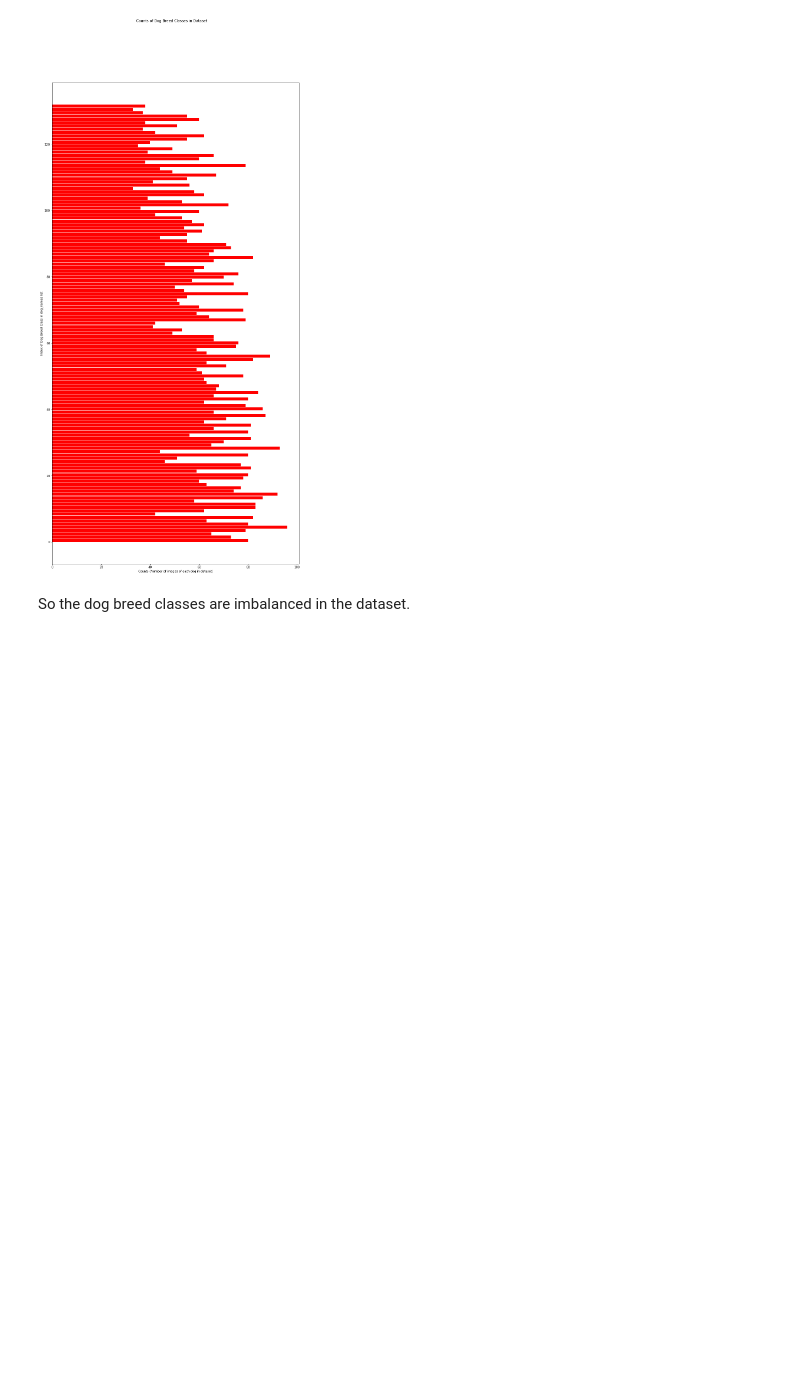
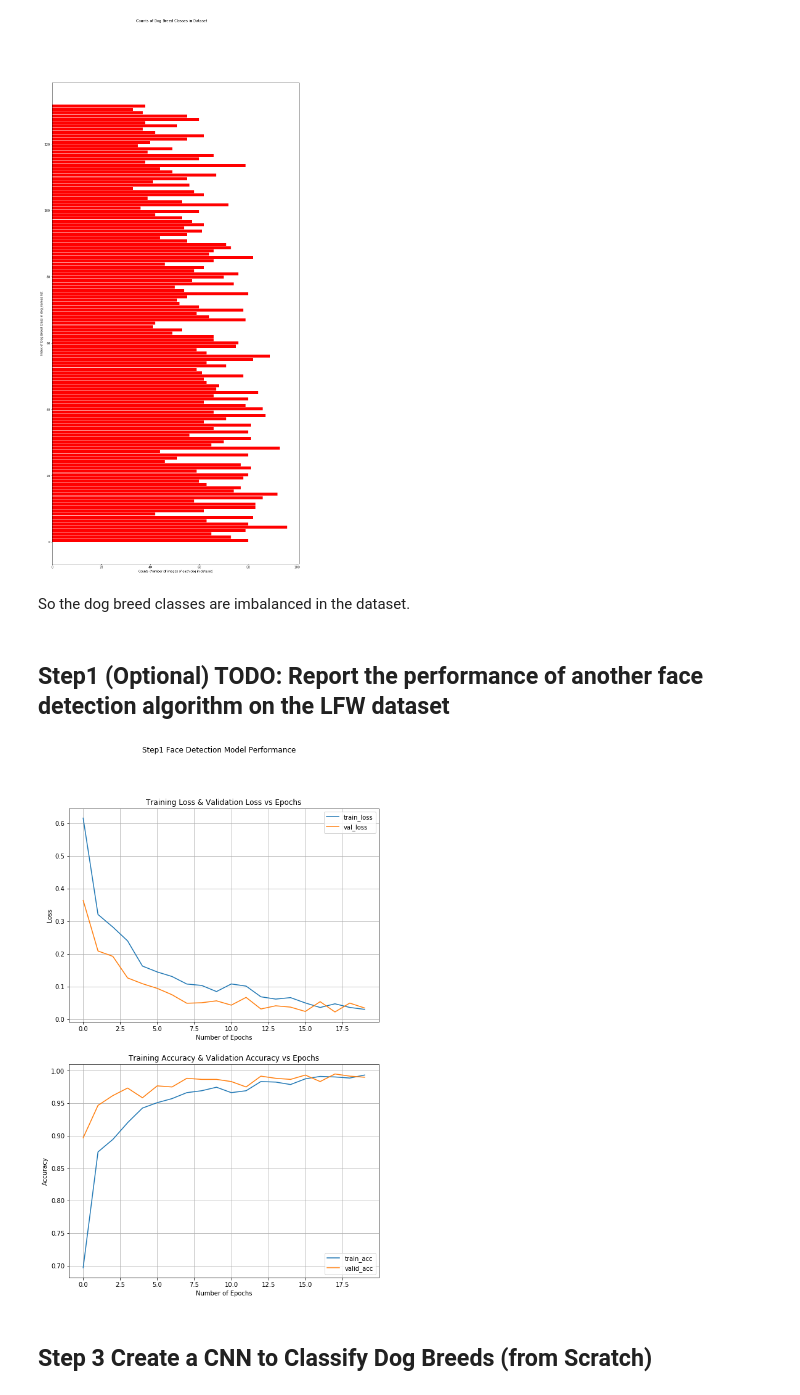
Before and after one commit to hj32/dog_app, a Jupyter notebook: dog_app_2.ipynb, the cells around one changed output. Drawn from its saved outputs; the diff is of its cells as text; code cells hidden in the pictures; blank space fills up the shorter version.

```diff
--- a/dog_app_2.ipynb
+++ b/dog_app_2.ipynb
@@ -136,0 +143,40 @@ So the dog breed classes are imbalanced in the dataset.
+# %% [markdown]
+## Step1  (Optional) TODO: Report the performance of another face detection algorithm on the LFW dataset
+# %%
+pathname='./history/Step1_Opt_trainHistoryDict.npy'
+history=np.load(pathname,allow_pickle='TRUE').item()
+# %%
+# Plot the loss and accuracy curves
+num_epoch=20
+train_loss=history['loss']
+valid_loss=history['val_loss']
+train_acc=history['acc']
+valid_acc=history['val_acc']
+x_range=range(num_epoch)
+
+fig,axs = plt.subplots(2,figsize=(9,14))
+fig.suptitle('Step1 Face Detection Model Performance')
+fig.patch.set_facecolor('w')
+
+axs[0].plot(x_range,train_loss)
+axs[0].plot(x_range,valid_loss)
+axs[0].set_xlabel('Number of Epochs')
+axs[0].set_ylabel('Loss')
+axs[0].set_title('Training Loss & Validation Loss vs Epochs')
+axs[0].grid(True)
+axs[0].legend(['train_loss','val_loss'])
+axs[0].set_facecolor('w')
+
+axs[1].plot(x_range,train_acc)
+axs[1].plot(x_range,valid_acc)
+axs[1].set_xlabel('Number of Epochs')
+axs[1].set_ylabel('Accuracy')
+axs[1].set_title('Training Accuracy & Validation Accuracy vs Epochs')
+axs[1].grid(True)
+axs[1].legend(['train_acc','valid_acc'],loc=4)
+
+plt.show()
+# %% [output]
+[figure, added]
+# %% [markdown]
+## Step 3 Create a CNN to Classify Dog Breeds (from Scratch)
```
Also changed, not shown: parts of 18 cells of this notebook.
